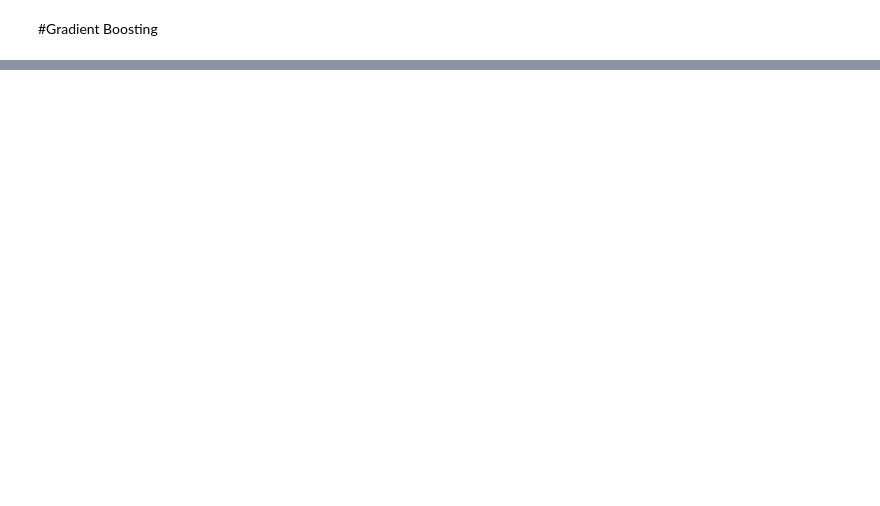
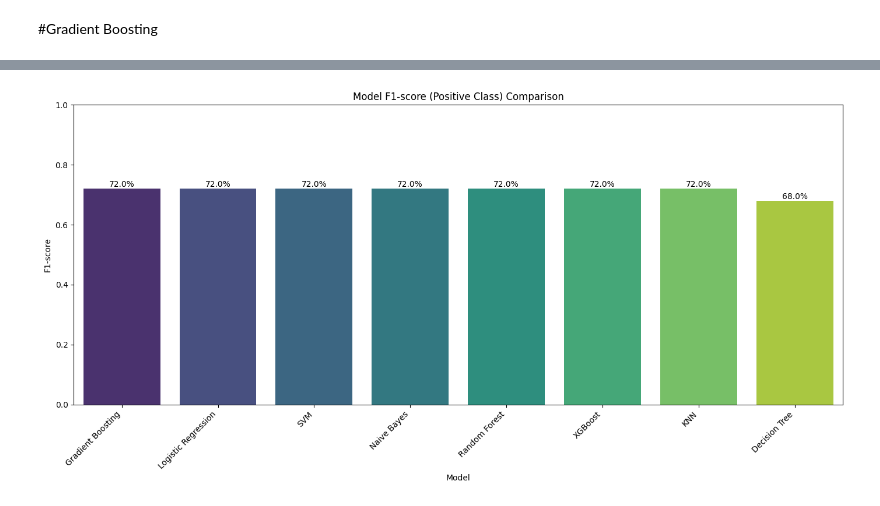
Before and after one commit to Kamruzzaman2200/Ai, a Jupyter notebook: Heart_Disease.ipynb, the cells around one changed output, grey strips where cells are left out. Cells and saved outputs as stored; diff of their text form; code cells hidden in the pictures; blank space fills up the shorter version.

```diff
--- a/Heart_Disease.ipynb
+++ b/Heart_Disease.ipynb
@@ -339,0 +577,20 @@ Confusion Matrix (Gradient Boosting):
+# %%
+# Create a bar plot to compare F1-score for the positive class
+comparison_df = comparison_df.sort_values(by='F1-score (Positive Class)', ascending=False)
+
+plt.figure(figsize=(14, 7))
+ax = sns.barplot(x='Model', y='F1-score (Positive Class)', data=comparison_df, palette='viridis')
+plt.title('Model F1-score (Positive Class) Comparison')
+plt.ylabel('F1-score')
+plt.xticks(rotation=45, ha='right')
+plt.ylim(0, 1)
+plt.tight_layout()
+
+# Add percentages on top of the bars
+for p in ax.patches:
+    ax.annotate(f'{p.get_height():.1%}', (p.get_x() + p.get_width() / 2., p.get_height()),
+                ha='center', va='center', xytext=(0, 5), textcoords='offset points')
+
+plt.show()
+# %% [output]
+[figure, added]
```
Also changed, not shown: parts of 16 cells of this notebook.
